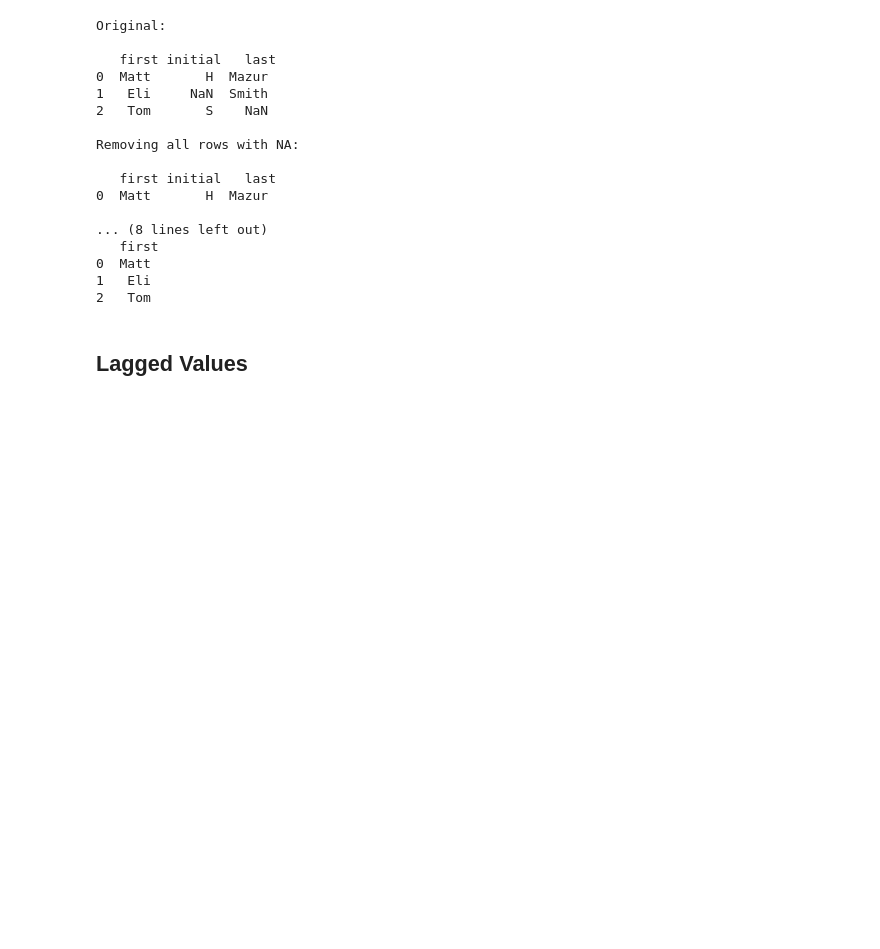
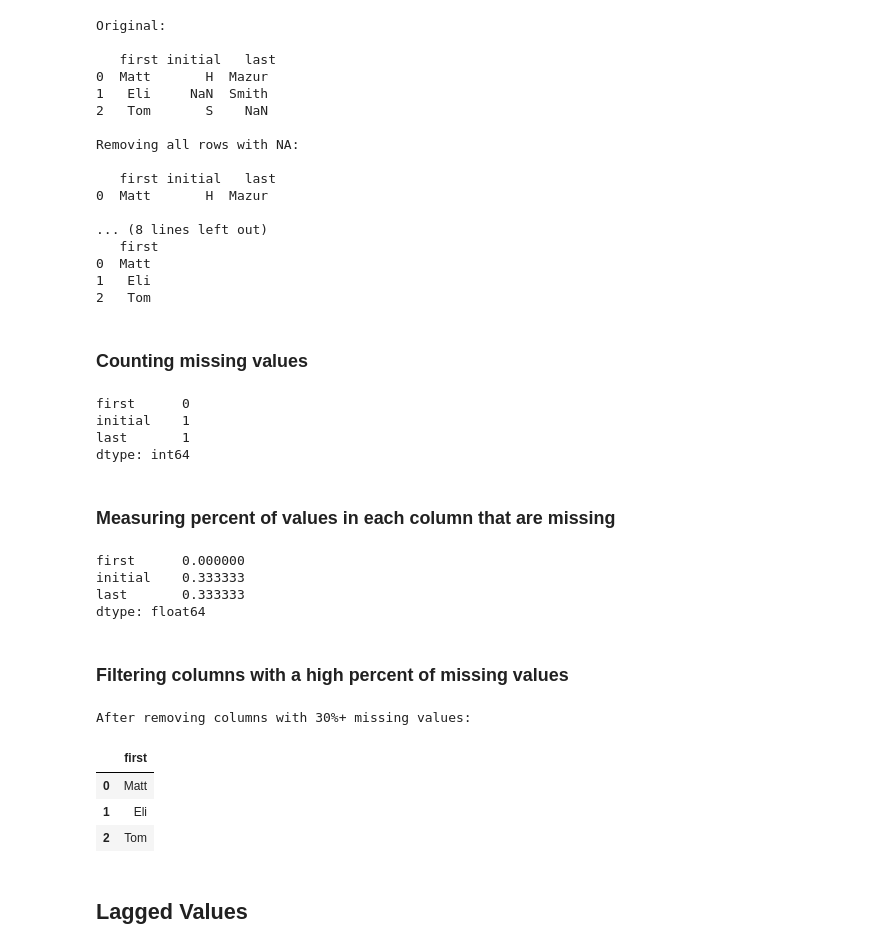
Before and after one commit to mattm/python-cheat-sheet, a Jupyter notebook: Data Frames.ipynb, the cells around one changed output. Saved outputs shown, nothing was run; the diff lists cells and outputs as text; code cells hidden in the pictures; blank space fills up the shorter version.

```diff
--- a/Data Frames.ipynb
+++ b/Data Frames.ipynb
@@ -33,6 +33,38 @@ Removing all rows with NA:
 0  Matt
 1   Eli
 2   Tom
+# %% [markdown]
+### Counting missing values
+# %%
+df.isna().sum()
+# %% [output]
+first      0
+initial    1
+last       1
+dtype: int64
+# %% [markdown]
+### Measuring percent of values in each column that are missing
+# %%
+percent_missing = df.isna().sum() / len(df)
+percent_missing
+# %% [output]
+first      0.000000
+initial    0.333333
+last       0.333333
+dtype: float64
+# %% [markdown]
+### Filtering columns with a high percent of missing values
+# %%
+mask = percent_missing < 0.3
+df_filtered = df.loc[:, mask]
+print("\nAfter removing columns with 30%+ missing values:")
+display(df_filtered)
+# %% [output]
+After removing columns with 30%+ missing values:
+|  | first |
+| 0 | Matt |
+| 1 | Eli |
+| 2 | Tom |
 # %% [markdown]
 ## Lagged Values
 # %%
```
Also changed, not shown: parts of 2 cells of this notebook, 14 other files.
